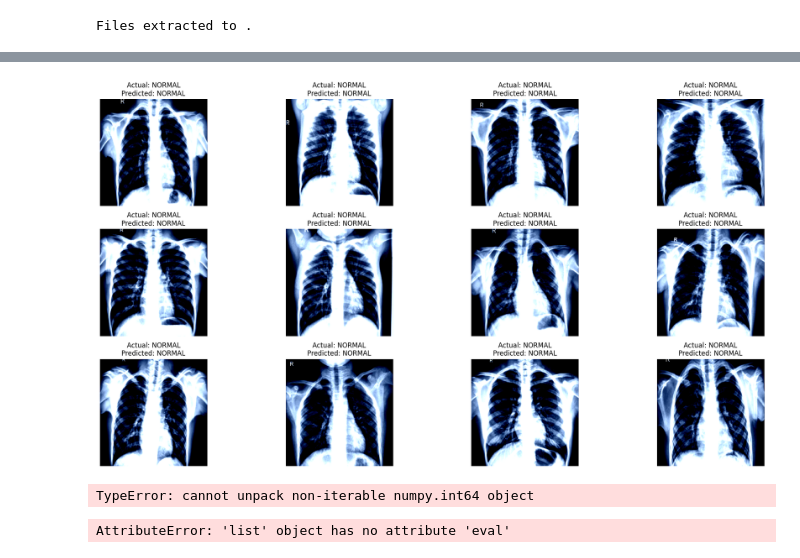
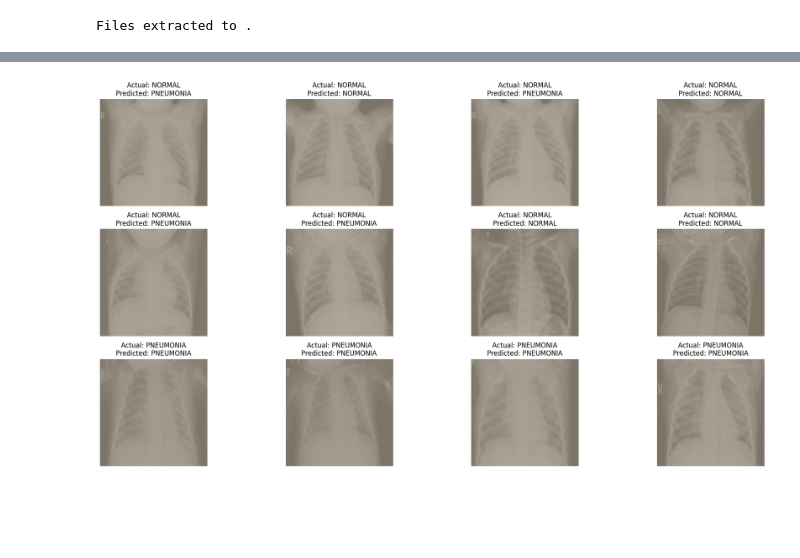
Before and after one commit to codewithdark-git/Pneumonia-Detection-from-Chest-X-Rays, a Jupyter notebook: pneumoniaCNN.ipynb, the cells around one changed output, grey strips where cells are left out. Drawn from its saved outputs; the diff is of its cells as text; code cells hidden in the pictures; blank space fills up the shorter version.

```diff
--- a/pneumoniaCNN.ipynb
+++ b/pneumoniaCNN.ipynb
@@ -77,7 +79,7 @@ augmented_transform = transforms.Compose([
 
 # Apply augmentation only to the training dataset
 train_augmented_data = datasets.ImageFolder(root=train_data_dir, transform=augmented_transform)
-train_augmented_loader = DataLoader(train_augmented_data, batch_size=16, shuffle=True)
+train_augmented_loader = DataLoader(train_augmented_data, batch_size=32, shuffle=True)
 # %%
 images, labels = next(iter(train_augmented_loader))
 print(f"Image tensor shape: {images.shape}")  # e.g., [32, 3, 224, 224]
@@ -207,0 +90,12 @@ class PneumoniaNN(nn.Module):
+# %%
+import torch.nn as nn
+import torchvision.models as models
+
+# Load the pre-trained MobileNetV2 model
+model = models.mobilenet_v2(pretrained=True)
+
+# Freeze the pre-trained layers (except the last layer)
+for param in model.parameters():
+    param.requires_grad = True
+
+model.classifier[1] = nn.Linear(model.classifier[1].in_features, 2)  # 2 output classes: Normal, Pneumonia
@@ -298,0 +279,5 @@ Got 473 / 624 with accuracy 75.80
+# %%
+# net = PneumoniaCNN(input_size=(3, 224, 224))
+
+
+best_model = train(model, train_augmented_loader, test_loader, num_epochs=20, learning_rate=1e-3, patience=5)
@@ -425,7 +548,7 @@ def visualize_cam(image, cam):
 import random
 
 plt.figure(figsize=(15, 15))
-num_samples = 5
+num_samples = 6
 random_img_paths = random.sample(image_list, num_samples)
 
 for idx, path in enumerate(random_img_paths):
@@ -449,8 +572,8 @@ for idx, path in enumerate(random_img_paths):
     # Move everything to GPU if available
 
     device = torch.device('cuda' if torch.cuda.is_available() else 'cpu')
-    model = model.to(device)
-    target_layer = model.layer4[2].conv3
+    model = best_model.to(device)
+    target_layer = model.features[-1]
     grad_cam = GradCAM(model, target_layer)
     input_tensor = input_tensor.to(device)
     # Generate CAM
@@ -515,60 +637,32 @@ def visualize_predictions_from_loader(val_loader, model, class_names, transform=
         # Send the images and labels to the same device as the model
         images, labels = images.to(device), labels.to(device)
 
         # Make predictions
         outputs = model(images)
         _, predicted_labels = torch.max(outputs, 1)
 
         # Convert tensors to CPU and numpy for display
         images = images.cpu()
         predicted_labels = predicted_labels.cpu()
         labels = labels.cpu()
 
         # Display the images with actual and predicted labels
         for i in range(12):
             img = images[i].cpu().numpy().transpose((1, 2, 0))  # Convert to HWC format
             ax[i].imshow(img)
             ax[i].axis('off')  # Hide axes for a cleaner look
             ax[i].set_title(
                 f"Actual: {class_names[labels[i]]}\nPredicted: {class_names[predicted_labels[i]]}",
                 fontsize=12
             )
 
     plt.tight_layout()
     plt.show()
 
 # Example usage
 class_names = ['NORMAL', 'PNEUMONIA']
 
 # Assuming `val_loader` is your validation data loader
-visualize_predictions_from_loader(test_loader, net, class_names)
+visualize_predictions_from_loader(val_loader, best_model, class_names)
 # %% [output]
-[figure, old version]
+[figure, new version]
-# %%
-import torch
-from sklearn.metrics import confusion_matrix
-
-def confusion_matrix(loader, model):
-    test_labels = []
-    predicted_labels = []  # Initialize a list to store predictions
-
-    with torch.no_grad():  # Disable gradient calculation
-        for inputs, labels in loader:
-            inputs = inputs.to(device)
-            outputs = model(inputs)
-            _, preds = torch.max(outputs, 1)
-            test_labels.extend(labels.cpu().numpy())
-            predicted_labels.extend(preds.cpu().numpy())
-
-    # Calculate confusion matrix using predicted labels
-    conf_mat = confusion_matrix(test_labels, predicted_labels)
-    return conf_mat
-
-
-cm_pre_tra = confusion_matrix(test_loader, model)
-# %% [output]
-TypeError: cannot unpack non-iterable numpy.int64 object
-# %%
-cm_custom = confusion_matrix(test_loader, net)
-# %% [output]
-AttributeError: 'list' object has no attribute 'eval'
```
Also changed, not shown: parts of 23 cells of this notebook, 2 other files.
